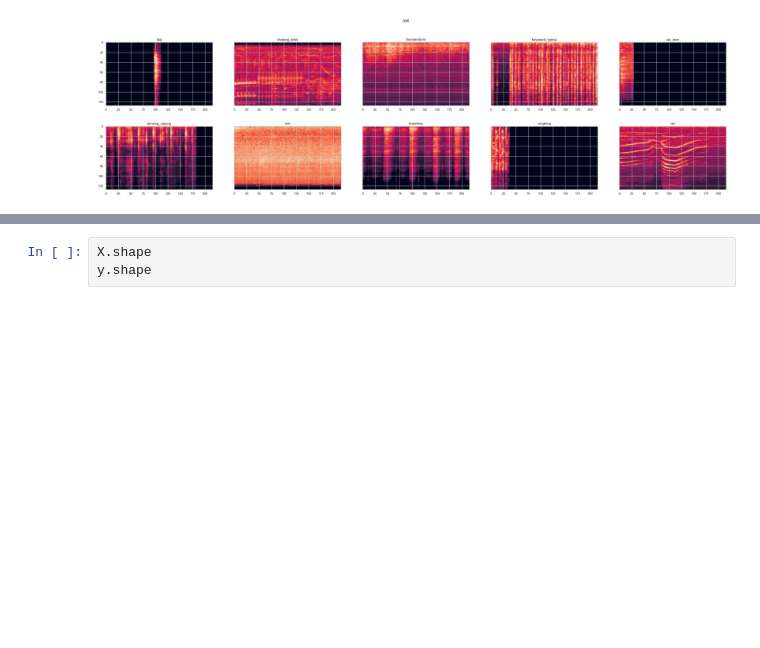
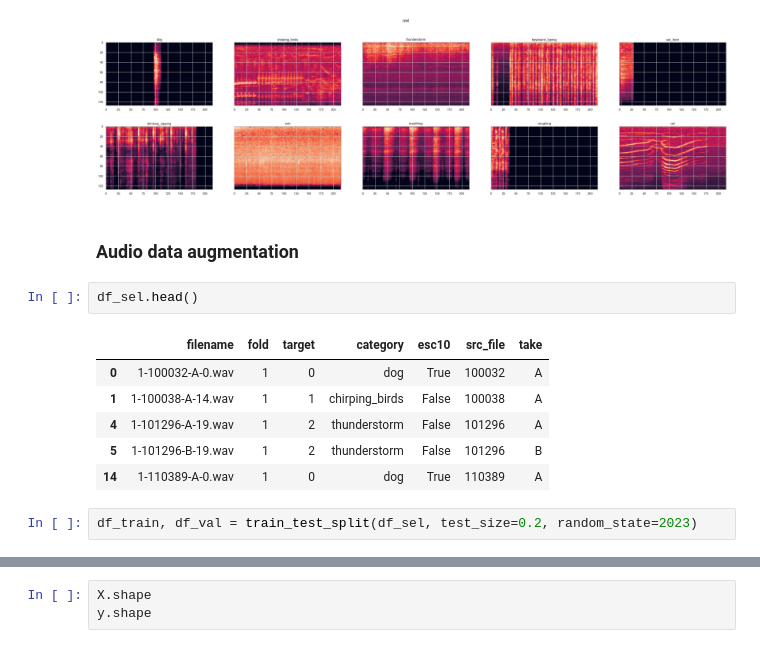
Before and after one commit to cancamilo/sound-classifier, a Jupyter notebook: sound-data-exploration.ipynb, the cells around one changed output, grey strips where cells are left out. Saved outputs shown, nothing was run; the diff lists cells and outputs as text; blank space fills up the shorter version.

```diff
--- a/sound-data-exploration.ipynb
+++ b/sound-data-exploration.ipynb
@@ -163,3 +169,16 @@ def dis_feature(mfccs, cmap=None):
 dis_feature(mel_spectrograms)
 # %% [output]
 [figure]
+# %% [markdown]
+### Audio data augmentation
+# %%
+df_sel.head()
+# %% [output]
+|  | filename | fold | target | category | esc10 | src_file | take |
+| 0 | 1-100032-A-0.wav | 1 | 0 | dog | True | 100032 | A |
+| 1 | 1-100038-A-14.wav | 1 | 1 | chirping_birds | False | 100038 | A |
+| 4 | 1-101296-A-19.wav | 1 | 2 | thunderstorm | False | 101296 | A |
+| 5 | 1-101296-B-19.wav | 1 | 2 | thunderstorm | False | 101296 | B |
+| 14 | 1-110389-A-0.wav | 1 | 0 | dog | True | 110389 | A |
+# %%
+df_train, df_val = train_test_split(df_sel, test_size=0.2, random_state=2023)
```
Also changed, not shown: parts of 19 cells of this notebook, 1 other file.
